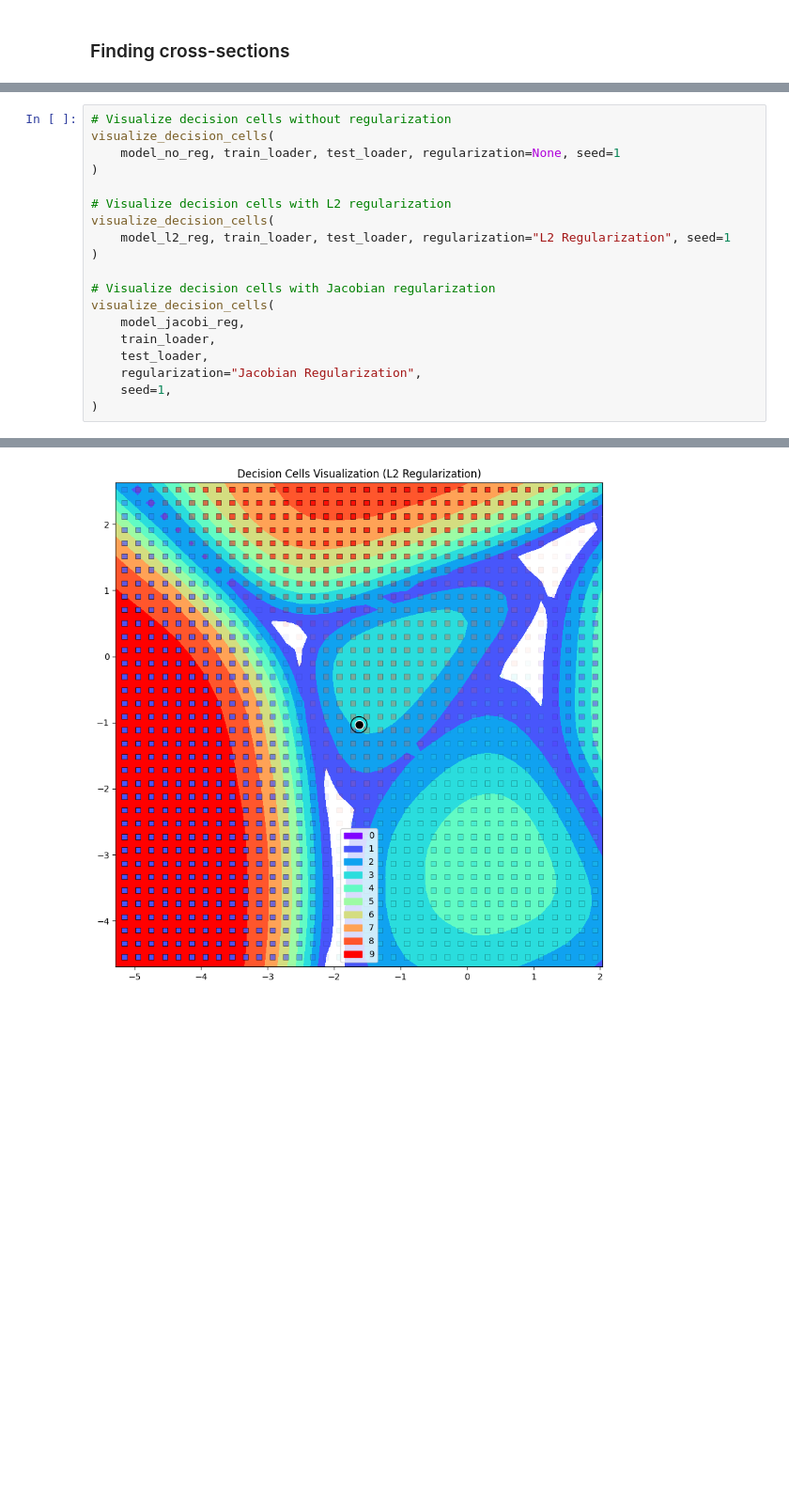
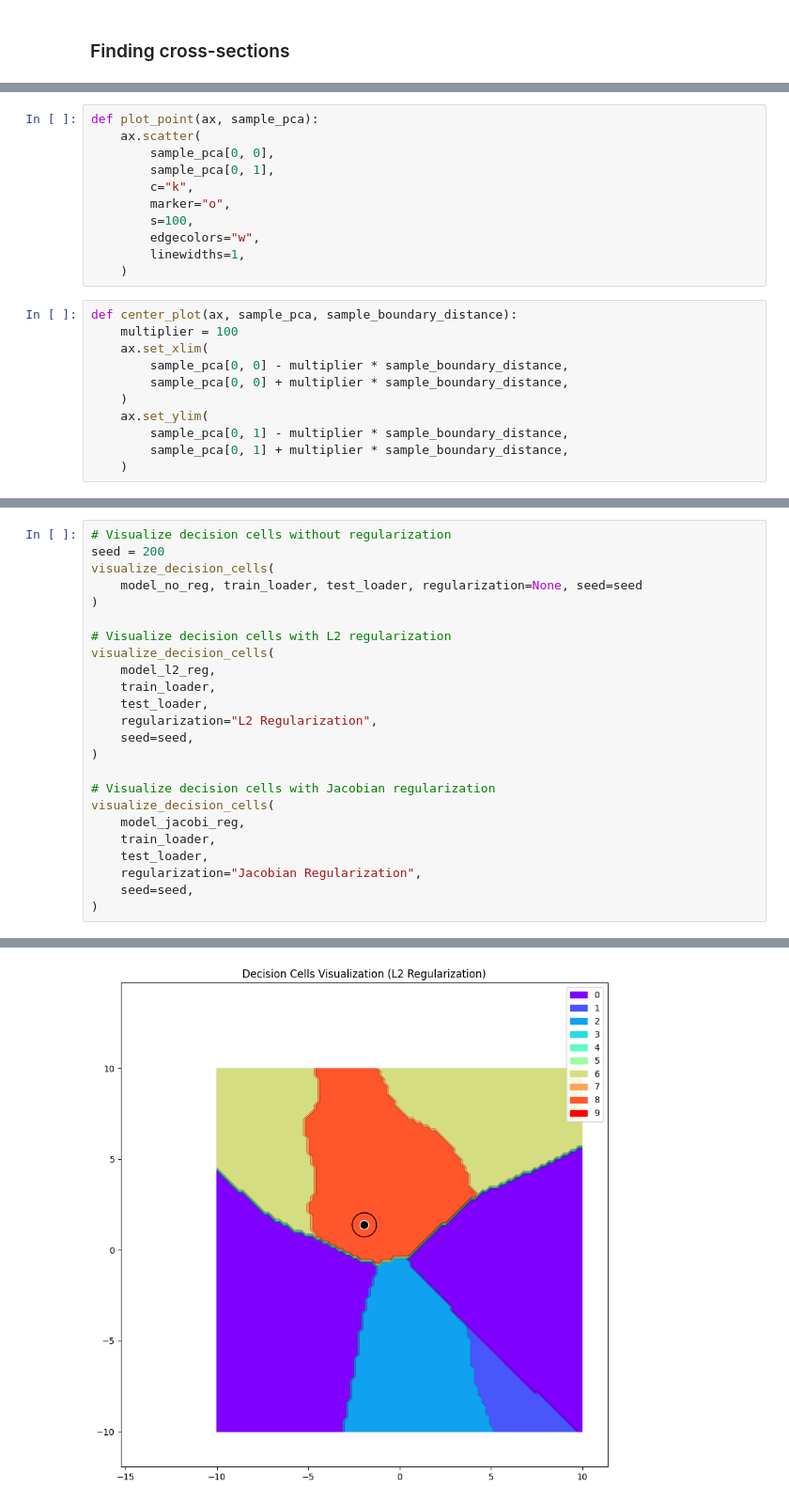
Before and after one commit to bioAI-Oslo/RegDNNs, a Jupyter notebook: Regularization benchmarking/MNIST_cross_sections.ipynb, the cells around one changed output, grey strips where cells are left out. Shown: that part at 94% size. Drawn from its saved outputs; the diff is of its cells as text; blank space fills up the shorter version.

```diff
--- a/Regularization benchmarking/MNIST_cross_sections.ipynb
+++ b/Regularization benchmarking/MNIST_cross_sections.ipynb
@@ -137,3 +202,25 @@ plot_results(epochs3, losses3, accuracies3, title="Jacobi regularization")
+# %%
+def plot_point(ax, sample_pca):
+    ax.scatter(
+        sample_pca[0, 0],
+        sample_pca[0, 1],
+        c="k",
+        marker="o",
+        s=100,
+        edgecolors="w",
+        linewidths=1,
+    )
+# %%
+def center_plot(ax, sample_pca, sample_boundary_distance):
+    multiplier = 100
+    ax.set_xlim(
+        sample_pca[0, 0] - multiplier * sample_boundary_distance,
+        sample_pca[0, 0] + multiplier * sample_boundary_distance,
+    )
+    ax.set_ylim(
+        sample_pca[0, 1] - multiplier * sample_boundary_distance,
+        sample_pca[0, 1] + multiplier * sample_boundary_distance,
+    )
 # %%
 def visualize_decision_cells(
     model, train_loader, test_loader, regularization=None, seed=None
@@ -285,13 +309,18 @@ def visualize_decision_cells(
     plt.show()
 # %%
 # Visualize decision cells without regularization
+seed = 200
 visualize_decision_cells(
-    model_no_reg, train_loader, test_loader, regularization=None, seed=1
+    model_no_reg, train_loader, test_loader, regularization=None, seed=seed
 )
 
 # Visualize decision cells with L2 regularization
 visualize_decision_cells(
-    model_l2_reg, train_loader, test_loader, regularization="L2 Regularization", seed=1
+    model_l2_reg,
+    train_loader,
+    test_loader,
+    regularization="L2 Regularization",
+    seed=seed,
 )
 
 # Visualize decision cells with Jacobian regularization
@@ -300,6 +329,6 @@ visualize_decision_cells(
     train_loader,
     test_loader,
     regularization="Jacobian Regularization",
-    seed=1,
+    seed=seed,
 )
 # %% [output]
@@ -307 +336 @@ visualize_decision_cells(
-[figure, old version]
+[figure, new version]
```
Also changed, not shown: parts of 8 cells of this notebook, 2 other files.
